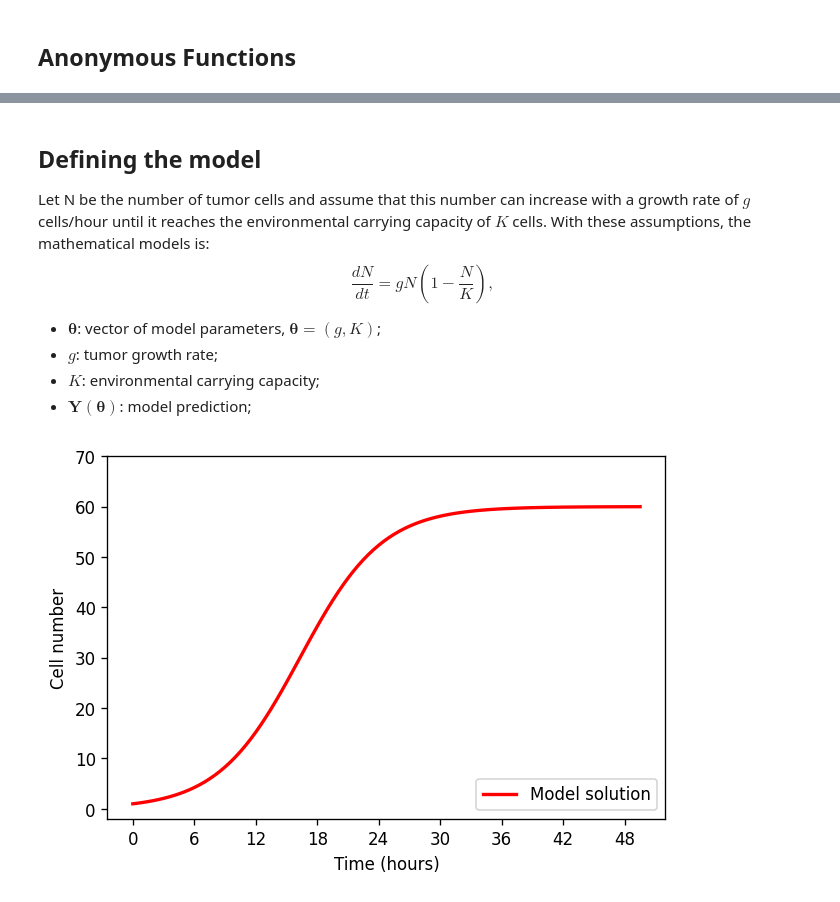
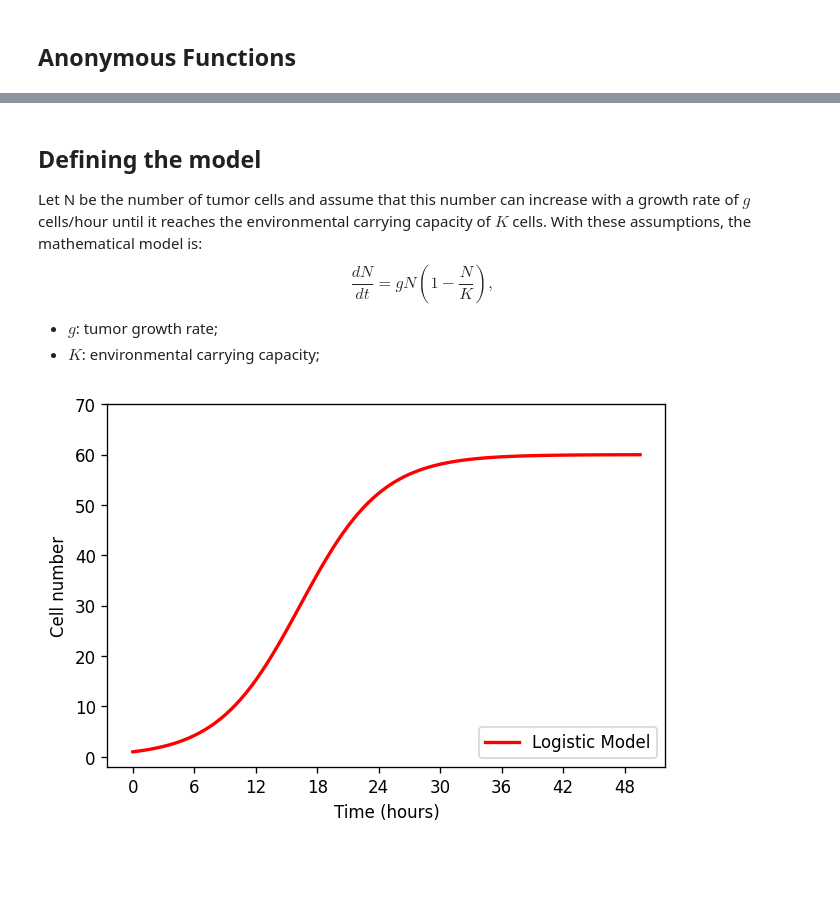
Before and after one commit to Ernesto-Lima/VeraoLNCC2021, a Jupyter notebook: day02_python.ipynb, the cells around one changed output, grey strips where cells are left out. Drawn from its saved outputs; the diff is of its cells as text; code cells hidden in the pictures; blank space fills up the shorter version.

```diff
--- a/day02_python.ipynb
+++ b/day02_python.ipynb
@@ -301,14 +307,12 @@ print(z(5))
 # %% [markdown]
 ## Defining the model
-Let N be the number of tumor cells and assume that this number can increase with a growth rate of $g$ cells/hour until it reaches the environmental carrying capacity of $K$ cells. With these assumptions, the mathematical models is:
+Let N be the number of tumor cells and assume that this number can increase with a growth rate of $g$ cells/hour until it reaches the environmental carrying capacity of $K$ cells. With these assumptions, the mathematical model is:
 \begin{equation}
 \frac{dN}{dt}=gN\left(1-\frac{N}{K}\right),
 \end{equation}
 
-- $\boldsymbol{\theta}$: vector of model parameters, $\boldsymbol{\theta}=(g,K)$;
 - $g$: tumor growth rate;
 - $K$: environmental carrying capacity;
-- $\boldsymbol{Y}(\boldsymbol{\theta})$: model prediction;
 # %%
 # Let y be the vector of outputs, t the time, and theta the vector of parameters
 def control_tumor(y, t, theta):
@@ -316,21 +320,21 @@ def control_tumor(y, t, theta):
 # %%
 import numpy as np
 # Define time interval, parameter value, and initial condition
 times = np.arange(0,50,0.5)
 true_growth, true_ic, true_carry = 0.25, 1, 60
 # Solving the ODE model
 from scipy.integrate import odeint
-y = odeint(control_tumor, t=times, y0=true_ic, args=tuple([[true_growth,true_carry]]))
+sol = odeint(control_tumor, t=times, y0=true_ic, args=tuple([[true_growth,true_carry]]))
 # Plotting the solution
 import matplotlib.pyplot as plt
 fig, ax = plt.subplots(dpi=120)
-plt.plot(times, y, label='Model solution', color='red',linewidth=2.0)
+plt.plot(times, sol, label='Logistic Model', color='red',linewidth=2.0)
 plt.legend(loc='lower right')
 plt.xticks(range(0, 49, 6))
 plt.yticks(range(0, 71, 10))
 plt.xlabel('Time (hours)')
 plt.ylabel('Cell number');
 #plt.savefig("just_data.pdf")
 plt.show()
 # %% [output]
-[figure, old version]
+[figure, new version]
```
Also changed, not shown: parts of 14 cells of this notebook, 1 other file.
